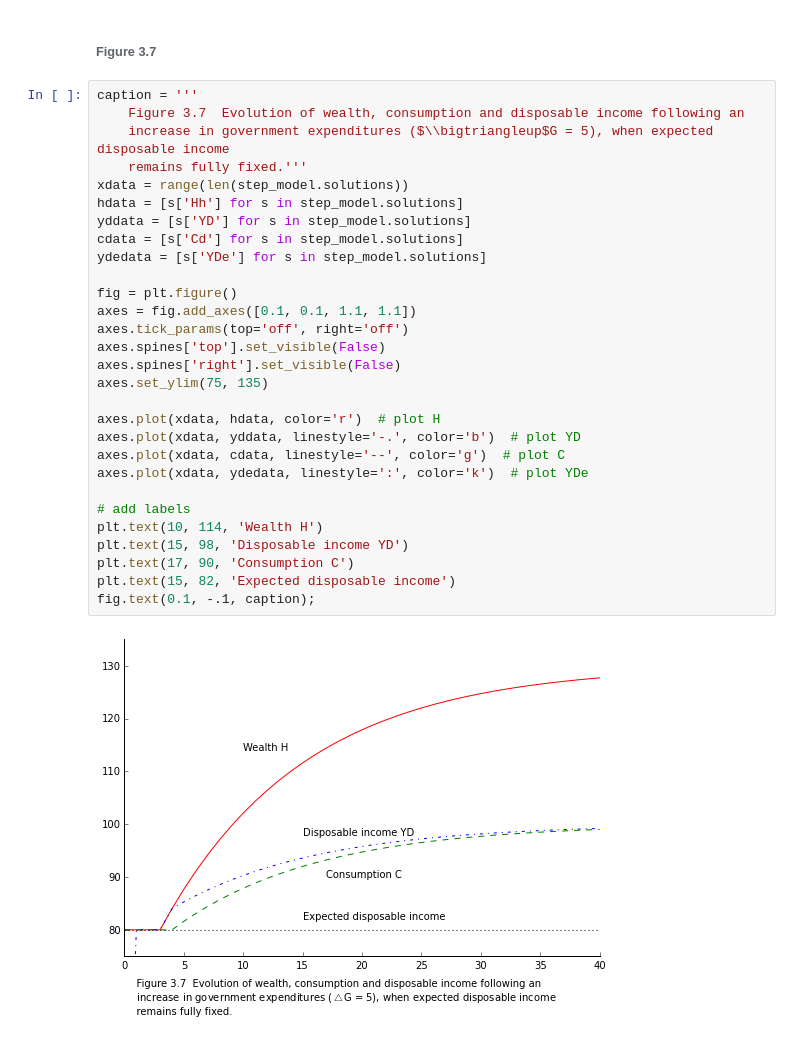
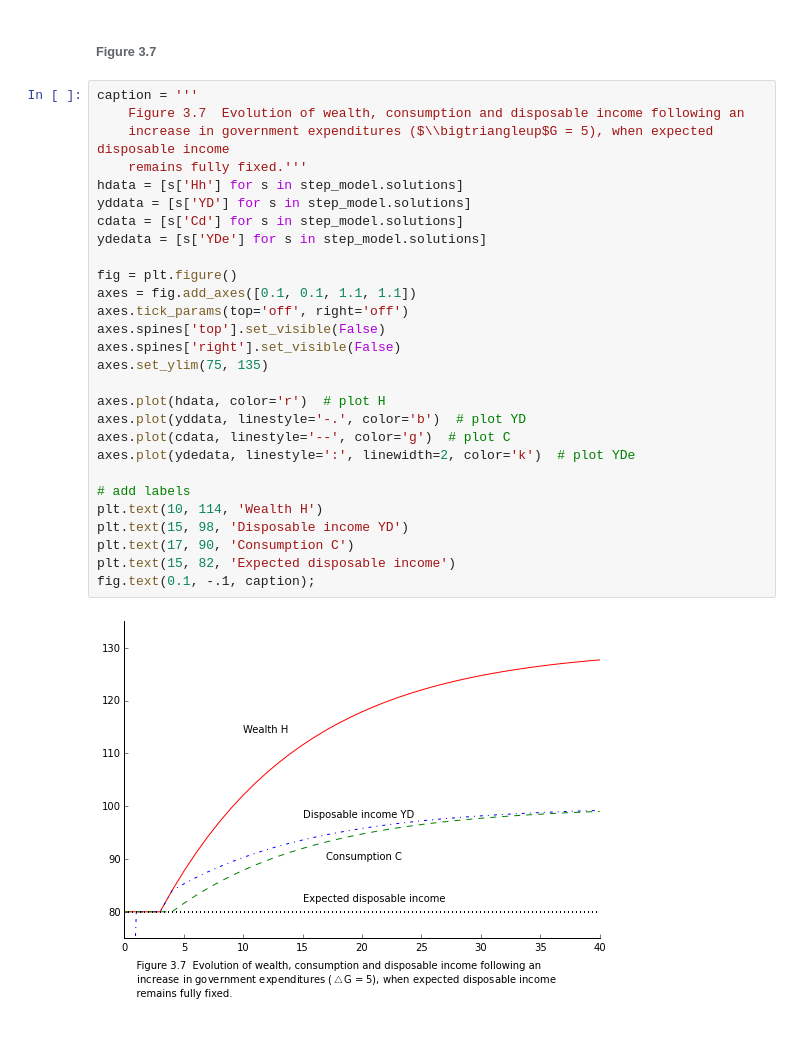
Before and after one commit to kennt/monetary-economics, a Jupyter notebook: Chapter 3 Model SIMEX.ipynb, the cells around one changed output. Saved outputs shown, nothing was run; the diff lists cells and outputs as text.

```diff
--- a/Chapter 3 Model SIMEX.ipynb
+++ b/Chapter 3 Model SIMEX.ipynb
@@ -272,31 +270,30 @@ fig.text(0.1, -0.1, caption);
 # %%
 caption = '''
     Figure 3.7  Evolution of wealth, consumption and disposable income following an
     increase in government expenditures ($\\bigtriangleup$G = 5), when expected disposable income
     remains fully fixed.'''
-xdata = range(len(step_model.solutions))
 hdata = [s['Hh'] for s in step_model.solutions]
 yddata = [s['YD'] for s in step_model.solutions]
 cdata = [s['Cd'] for s in step_model.solutions]
 ydedata = [s['YDe'] for s in step_model.solutions]
 
 fig = plt.figure()
 axes = fig.add_axes([0.1, 0.1, 1.1, 1.1])
 axes.tick_params(top='off', right='off')
 axes.spines['top'].set_visible(False)
 axes.spines['right'].set_visible(False)
 axes.set_ylim(75, 135)
 
-axes.plot(xdata, hdata, color='r')  # plot H
-axes.plot(xdata, yddata, linestyle='-.', color='b')  # plot YD
-axes.plot(xdata, cdata, linestyle='--', color='g')  # plot C
-axes.plot(xdata, ydedata, linestyle=':', color='k')  # plot YDe
+axes.plot(hdata, color='r')  # plot H
+axes.plot(yddata, linestyle='-.', color='b')  # plot YD
+axes.plot(cdata, linestyle='--', color='g')  # plot C
+axes.plot(ydedata, linestyle=':', linewidth=2, color='k')  # plot YDe
 
 # add labels
 plt.text(10, 114, 'Wealth H')
 plt.text(15, 98, 'Disposable income YD')
 plt.text(17, 90, 'Consumption C')
 plt.text(15, 82, 'Expected disposable income')
 fig.text(0.1, -.1, caption);
 # %% [output]
-[figure, old version]
+[figure, new version]
```
Also changed, not shown: parts of 2 cells of this notebook, 13 other files.
